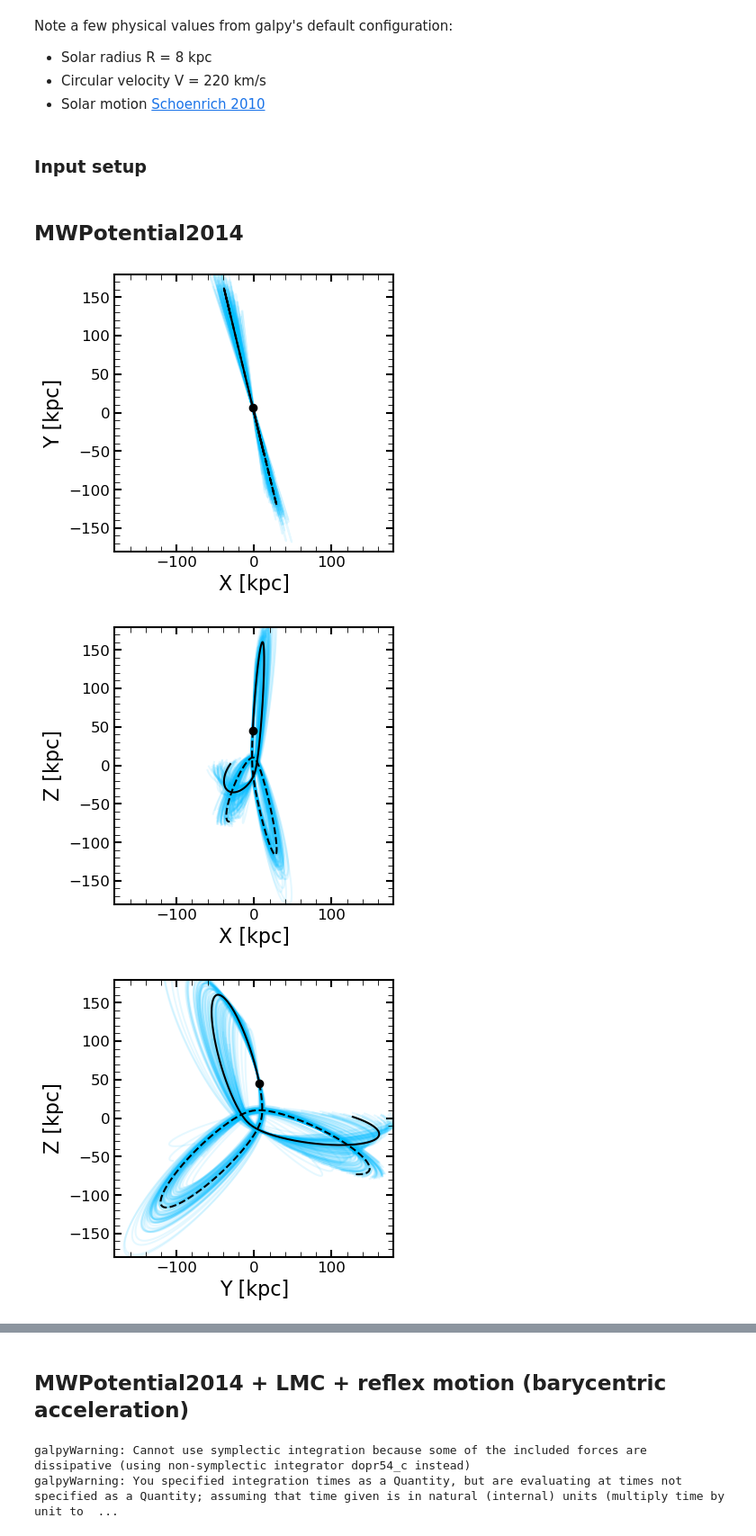
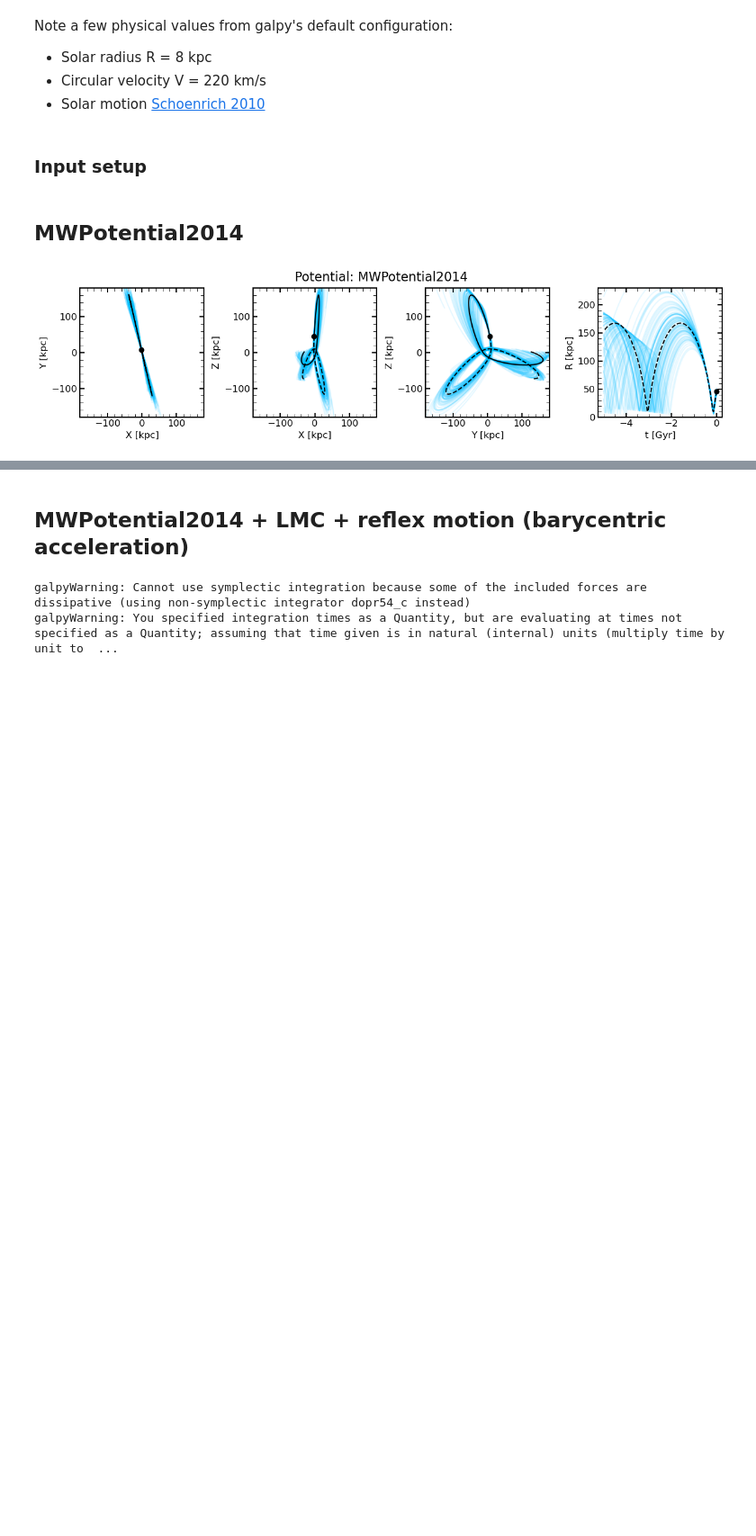
Before and after one commit to Kevin22888/Research-Bootes-III, a Jupyter notebook: main-notebooks/Bootes III Part 2.ipynb, the cells around one changed output, grey strips where cells are left out. Shown at 90% size. Saved outputs shown, nothing was run; the diff lists cells and outputs as text; code cells hidden in the pictures; blank space fills up the shorter version.

Commit message:
Update plots and add calculation of bound radius

```diff
--- a/main-notebooks/Bootes III Part 2.ipynb
+++ b/main-notebooks/Bootes III Part 2.ipynb
@@ -24,3 +23,10 @@ A new version of galpy (1.8.3) is available, please upgrade using pip/conda/...
+# %%
+# params imported from plot_functions
+params['xtick.labelsize'] = 12
+params['ytick.labelsize'] = 12
+params['axes.labelsize'] = 12
+params['axes.titlesize'] = 14
+plt.rcParams.update(params)
 # %% [markdown]
 ### Data from other sources
 # %%
@@ -105,7 +112,7 @@ def ax_plot_realizations(ax, component_for_x, component_for_y):
 
 def generate_orbit_model(params_6D, errors, max_time, potential_forward, potential_backward,
                          solar_motion=SOLAR_MOTION,
-                         num_of_realizations=1000, plots_only=False, save_plots=False, title_id=''):
+                         num_of_realizations=1000, plots_only=False, save_plots=False, title_text='', save_text=''):
     """The complete function for integrating and displaying the orbit.
 
     Note: This only works correctly for potentials made from MWPotential2014.
@@ -172,12 +179,12 @@ def generate_orbit_model(params_6D, errors, max_time, potential_forward, potenti
     orbit_backward_many.integrate(-ts, potential_backward)
 
     # Plot in this order: XY-plane, XZ-plane, YZ-plane, and R vs. t
-    for plane in ['XY', 'XZ', 'YZ', 'RT']:
+    fig, axs = plt.subplots(1, 4, figsize=(12.4, 3))
+
+    for ax, plane in zip(axs, ['XY', 'XZ', 'YZ', 'RT']):
         skip_forward = False
 
-        fig, ax = plt.subplots(figsize=(4, 4))
-
-        # Determine what we are plotting just once right here
+        # Determine what we are plotting
         if plane == 'XY':
             xf, yf = orbit_forward.x(ts), orbit_forward.y(ts)                        # "forward"
             xb, yb = orbit_backward.x(-ts), orbit_backward.y(-ts)                    # "backward"
@@ -196,15 +203,18 @@ def generate_orbit_model(params_6D, errors, max_time, potential_forward, potenti
         else:
             # No need the forward part for R vs. t
             skip_forward = True
-            xb, yb = orbit_backward.t, orbit_backward.r(-ts)
-            xb_err = np.tile(orbit_backward_many.t, (num_of_realizations, 1))
+            xb, yb = orbit_backward.time(-ts), orbit_backward.r(-ts)
+            xb_err = np.tile(orbit_backward_many.time(-ts), (num_of_realizations, 1))
             yb_err = orbit_backward_many.r(-ts)
 
+        # forward
         if not skip_forward:
             ax.plot(xf, yf, c='k', ls='-', zorder=2)
             ax_plot_realizations(ax, xf_err, yf_err)
+        # backward
         ax.plot(xb, yb, c='k', ls='--', zorder=2)
         ax_plot_realizations(ax, xb_err, yb_err)
+
         ax.plot(xb[0], yb[0], 'ok', zorder=2)
         if plane != 'RT':
             ax.set_xlabel(plane[0] + ' [kpc]')
@@ -215,9 +225,14 @@ def generate_orbit_model(params_6D, errors, max_time, potential_forward, potenti
             ax.set_xlabel('t [Gyr]')
             ax.set_ylabel('R [kpc]')
             ax.set_ylim(0, 230)
-        if save_plots:
-            fig.savefig(f'orbit_{plane}'+title_id+'.png', dpi=300, bbox_inches='tight')
-        plt.show()
+
+        ax.set_aspect('auto')
+
+    plt.tight_layout()
+    plt.suptitle(title_text, y=1.05)
+    if save_plots:
+        fig.savefig(f'{save_text}.png', dpi=300, bbox_inches='tight')
+    plt.show()
 
     if not plots_only:
         return orbit_forward, orbit_backward, orbit_forward_many, orbit_backward_many, ts
@@ -245,10 +260,11 @@ boo3_6D_unc = [0, 0, U_DIST_BOO3, U_PMRA_BOO3, U_PMDEC_BOO3, U_VEL_BOO3]
 # %% [markdown]
 ## MWPotential2014
 # %%
-result = generate_orbit_model(boo3_6D, boo3_6D_unc, 5, MWPotential2014, MWPotential2014, save_plots=True, title_id='nolmc')
+result = generate_orbit_model(boo3_6D, boo3_6D_unc, 5, MWPotential2014, MWPotential2014,
+                              save_plots=True,
+                              title_text='Potential: MWPotential2014',
+                              save_text='orbit_MWPotential2014')
 
 orbit_forward, orbit_backward, orbit_forward_many, orbit_backward_many, ts = result
 # %% [output]
-[figure, old version]
+[figure, new version]
-[figure, removed]
-[figure, removed]
```
Also changed, not shown: parts of 16 cells of this notebook.
